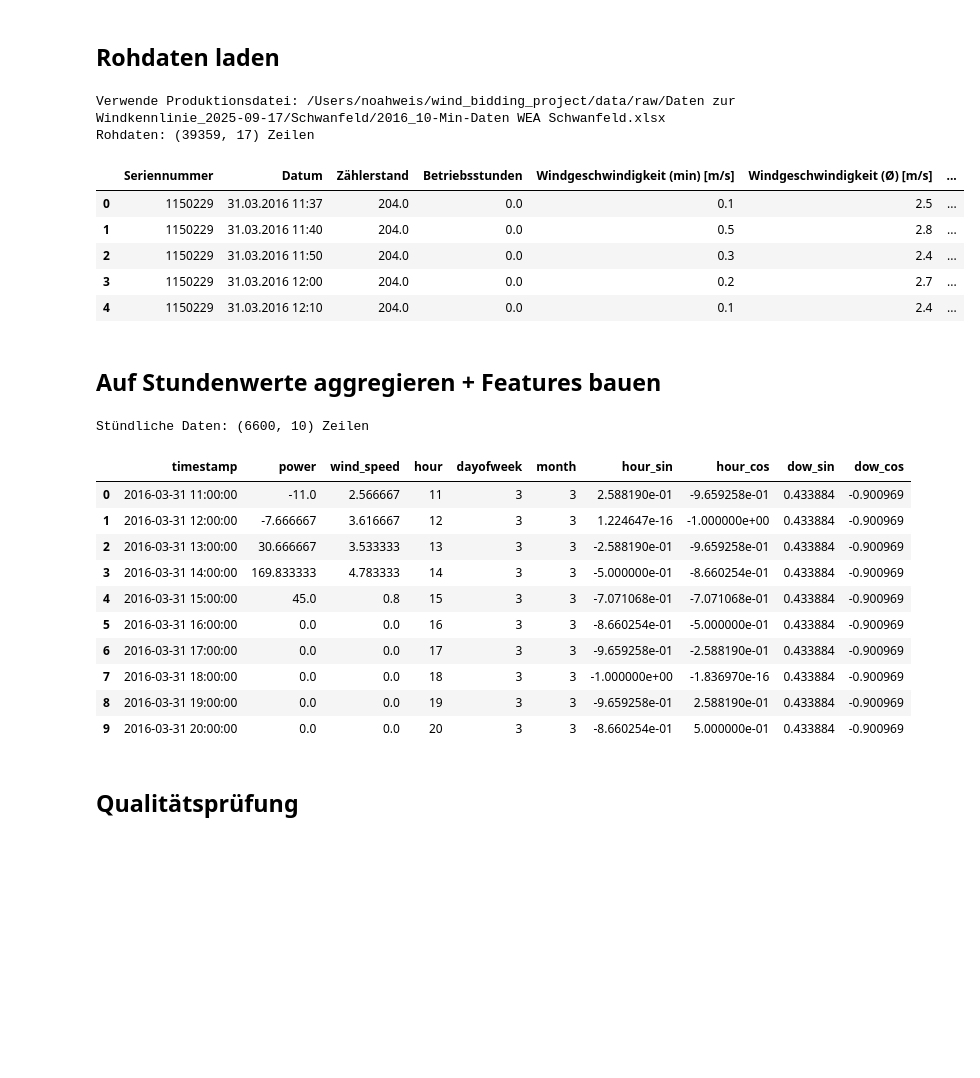
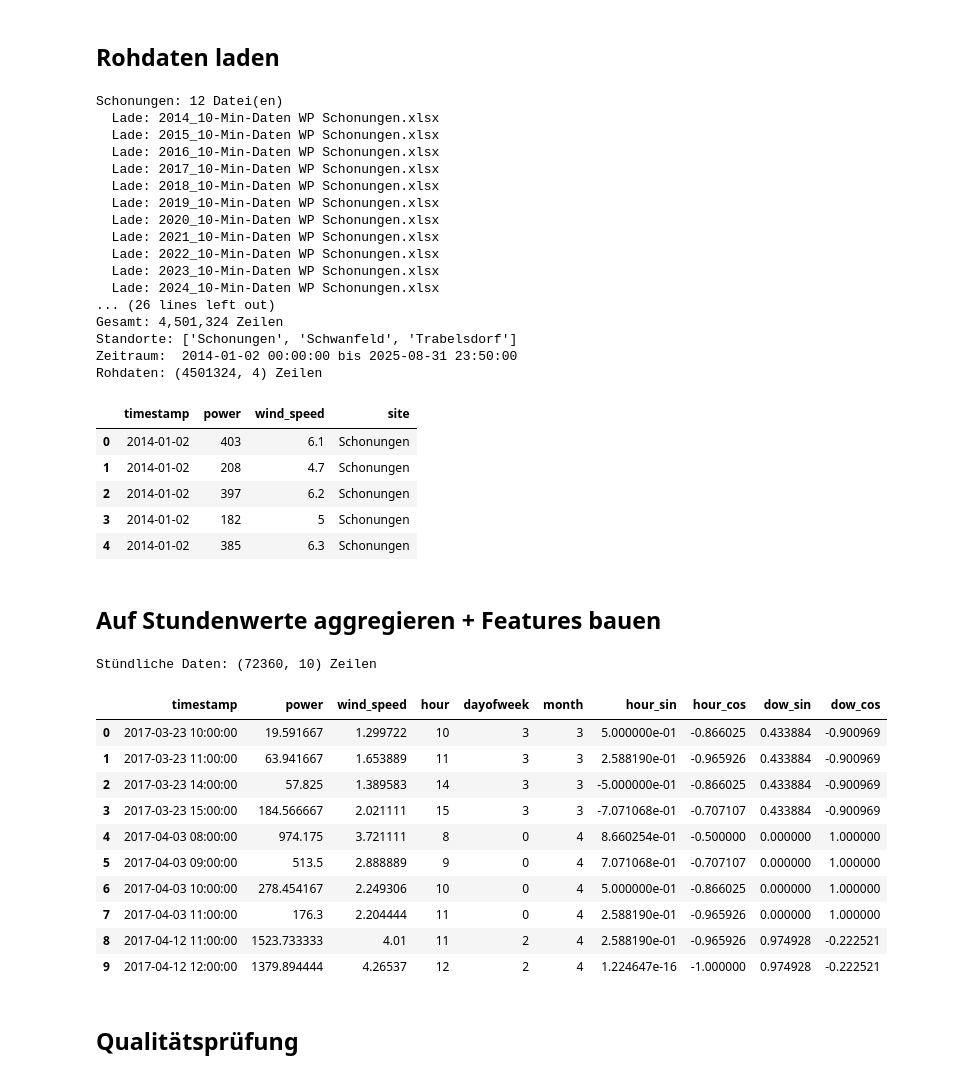
Before and after one commit to noahweis-uni/wind_bidding_project, a Jupyter notebook: notebooks/02_preprocessing.ipynb, the cells around one changed output. Drawn from its saved outputs; the diff is of its cells as text; code cells hidden in the pictures; blank space fills up the shorter version.

```diff
--- a/notebooks/02_preprocessing.ipynb
+++ b/notebooks/02_preprocessing.ipynb
@@ -20,19 +20,33 @@ build_final_dataset = feature_engineering_module.build_final_dataset
 # %% [markdown]
 ## Rohdaten laden
 # %%
-print(f'Verwende Produktionsdatei: {get_production_path()}')
-df_raw = load_production()
+df_raw = load_production(sites=["Schonungen", "Schwanfeld", "Trabelsdorf"])
 print(f'Rohdaten: {df_raw.shape} Zeilen')
 df_raw.head()
 # %% [output]
-Verwende Produktionsdatei: /Users/noahweis/wind_bidding_project/data/raw/Daten zur Windkennlinie_2025-09-17/Schwanfeld/2016_10-Min-Daten WEA Schwanfeld.xlsx
-Rohdaten: (39359, 17) Zeilen
+Schonungen: 12 Datei(en)
+  Lade: 2014_10-Min-Daten WP Schonungen.xlsx
+  Lade: 2015_10-Min-Daten WP Schonungen.xlsx
+  Lade: 2016_10-Min-Daten WP Schonungen.xlsx
+  Lade: 2017_10-Min-Daten WP Schonungen.xlsx
+  Lade: 2018_10-Min-Daten WP Schonungen.xlsx
+  Lade: 2019_10-Min-Daten WP Schonungen.xlsx
+  Lade: 2020_10-Min-Daten WP Schonungen.xlsx
+  Lade: 2021_10-Min-Daten WP Schonungen.xlsx
+  Lade: 2022_10-Min-Daten WP Schonungen.xlsx
+  Lade: 2023_10-Min-Daten WP Schonungen.xlsx
+  Lade: 2024_10-Min-Daten WP Schonungen.xlsx
+... (26 lines left out)
+Gesamt: 4,501,324 Zeilen
+Standorte: ['Schonungen', 'Schwanfeld', 'Trabelsdorf']
+Zeitraum:  2014-01-02 00:00:00 bis 2025-08-31 23:50:00
+Rohdaten: (4501324, 4) Zeilen
-|  | Seriennummer | Datum | Zählerstand | Betriebsstunden | Windgeschwindigkeit (min) [m/s] | Windgeschwindigkeit (Ø) [m/s] | ... |
-| 0 | 1150229 | 31.03.2016 11:37 | 204.0 | 0.0 | 0.1 | 2.5 | ... |
-| 1 | 1150229 | 31.03.2016 11:40 | 204.0 | 0.0 | 0.5 | 2.8 | ... |
-| 2 | 1150229 | 31.03.2016 11:50 | 204.0 | 0.0 | 0.3 | 2.4 | ... |
-| 3 | 1150229 | 31.03.2016 12:00 | 204.0 | 0.0 | 0.2 | 2.7 | ... |
-| 4 | 1150229 | 31.03.2016 12:10 | 204.0 | 0.0 | 0.1 | 2.4 | ... |
+|  | timestamp | power | wind_speed | site |
+| 0 | 2014-01-02 | 403 | 6.1 | Schonungen |
+| 1 | 2014-01-02 | 208 | 4.7 | Schonungen |
+| 2 | 2014-01-02 | 397 | 6.2 | Schonungen |
+| 3 | 2014-01-02 | 182 | 5 | Schonungen |
+| 4 | 2014-01-02 | 385 | 6.3 | Schonungen |
 # %% [markdown]
 ## Auf Stundenwerte aggregieren + Features bauen
 # %%
@@ -40,18 +54,18 @@ df = build_final_dataset(df_raw)
 print(f'Stündliche Daten: {df.shape} Zeilen')
 df.head(10)
 # %% [output]
-Stündliche Daten: (6600, 10) Zeilen
+Stündliche Daten: (72360, 10) Zeilen
 |  | timestamp | power | wind_speed | hour | dayofweek | month | hour_sin | hour_cos | dow_sin | dow_cos |
-| 0 | 2016-03-31 11:00:00 | -11.0 | 2.566667 | 11 | 3 | 3 | 2.588190e-01 | -9.659258e-01 | 0.433884 | -0.900969 |
-| 1 | 2016-03-31 12:00:00 | -7.666667 | 3.616667 | 12 | 3 | 3 | 1.224647e-16 | -1.000000e+00 | 0.433884 | -0.900969 |
-| 2 | 2016-03-31 13:00:00 | 30.666667 | 3.533333 | 13 | 3 | 3 | -2.588190e-01 | -9.659258e-01 | 0.433884 | -0.900969 |
-| 3 | 2016-03-31 14:00:00 | 169.833333 | 4.783333 | 14 | 3 | 3 | -5.000000e-01 | -8.660254e-01 | 0.433884 | -0.900969 |
-| 4 | 2016-03-31 15:00:00 | 45.0 | 0.8 | 15 | 3 | 3 | -7.071068e-01 | -7.071068e-01 | 0.433884 | -0.900969 |
-| 5 | 2016-03-31 16:00:00 | 0.0 | 0.0 | 16 | 3 | 3 | -8.660254e-01 | -5.000000e-01 | 0.433884 | -0.900969 |
-| 6 | 2016-03-31 17:00:00 | 0.0 | 0.0 | 17 | 3 | 3 | -9.659258e-01 | -2.588190e-01 | 0.433884 | -0.900969 |
-| 7 | 2016-03-31 18:00:00 | 0.0 | 0.0 | 18 | 3 | 3 | -1.000000e+00 | -1.836970e-16 | 0.433884 | -0.900969 |
-| 8 | 2016-03-31 19:00:00 | 0.0 | 0.0 | 19 | 3 | 3 | -9.659258e-01 | 2.588190e-01 | 0.433884 | -0.900969 |
-| 9 | 2016-03-31 20:00:00 | 0.0 | 0.0 | 20 | 3 | 3 | -8.660254e-01 | 5.000000e-01 | 0.433884 | -0.900969 |
+| 0 | 2017-03-23 10:00:00 | 19.591667 | 1.299722 | 10 | 3 | 3 | 5.000000e-01 | -0.866025 | 0.433884 | -0.900969 |
+| 1 | 2017-03-23 11:00:00 | 63.941667 | 1.653889 | 11 | 3 | 3 | 2.588190e-01 | -0.965926 | 0.433884 | -0.900969 |
+| 2 | 2017-03-23 14:00:00 | 57.825 | 1.389583 | 14 | 3 | 3 | -5.000000e-01 | -0.866025 | 0.433884 | -0.900969 |
+| 3 | 2017-03-23 15:00:00 | 184.566667 | 2.021111 | 15 | 3 | 3 | -7.071068e-01 | -0.707107 | 0.433884 | -0.900969 |
+| 4 | 2017-04-03 08:00:00 | 974.175 | 3.721111 | 8 | 0 | 4 | 8.660254e-01 | -0.500000 | 0.000000 | 1.000000 |
+| 5 | 2017-04-03 09:00:00 | 513.5 | 2.888889 | 9 | 0 | 4 | 7.071068e-01 | -0.707107 | 0.000000 | 1.000000 |
+| 6 | 2017-04-03 10:00:00 | 278.454167 | 2.249306 | 10 | 0 | 4 | 5.000000e-01 | -0.866025 | 0.000000 | 1.000000 |
+| 7 | 2017-04-03 11:00:00 | 176.3 | 2.204444 | 11 | 0 | 4 | 2.588190e-01 | -0.965926 | 0.000000 | 1.000000 |
+| 8 | 2017-04-12 11:00:00 | 1523.733333 | 4.01 | 11 | 2 | 4 | 2.588190e-01 | -0.965926 | 0.974928 | -0.222521 |
+| 9 | 2017-04-12 12:00:00 | 1379.894444 | 4.26537 | 12 | 2 | 4 | 1.224647e-16 | -1.000000 | 0.974928 | -0.222521 |
 # %% [markdown]
 ## Qualitätsprüfung
 # %%
```
Also changed, not shown: parts of 2 cells of this notebook, 29 other files.
